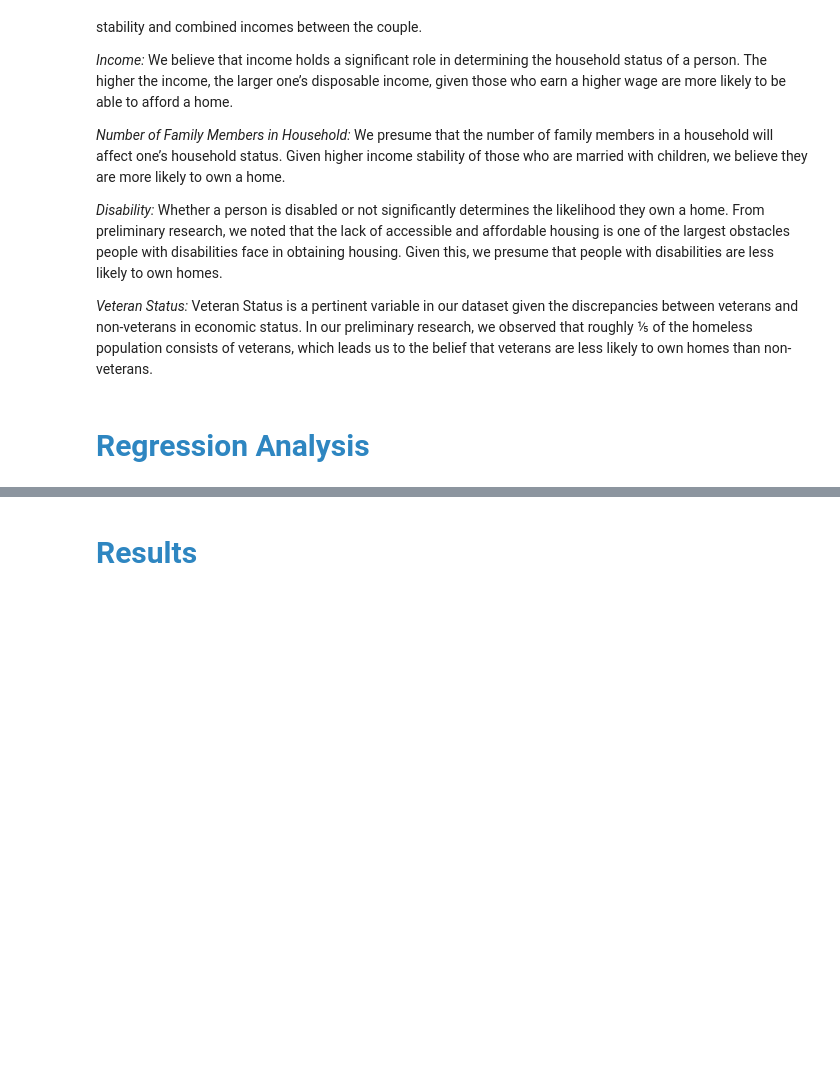
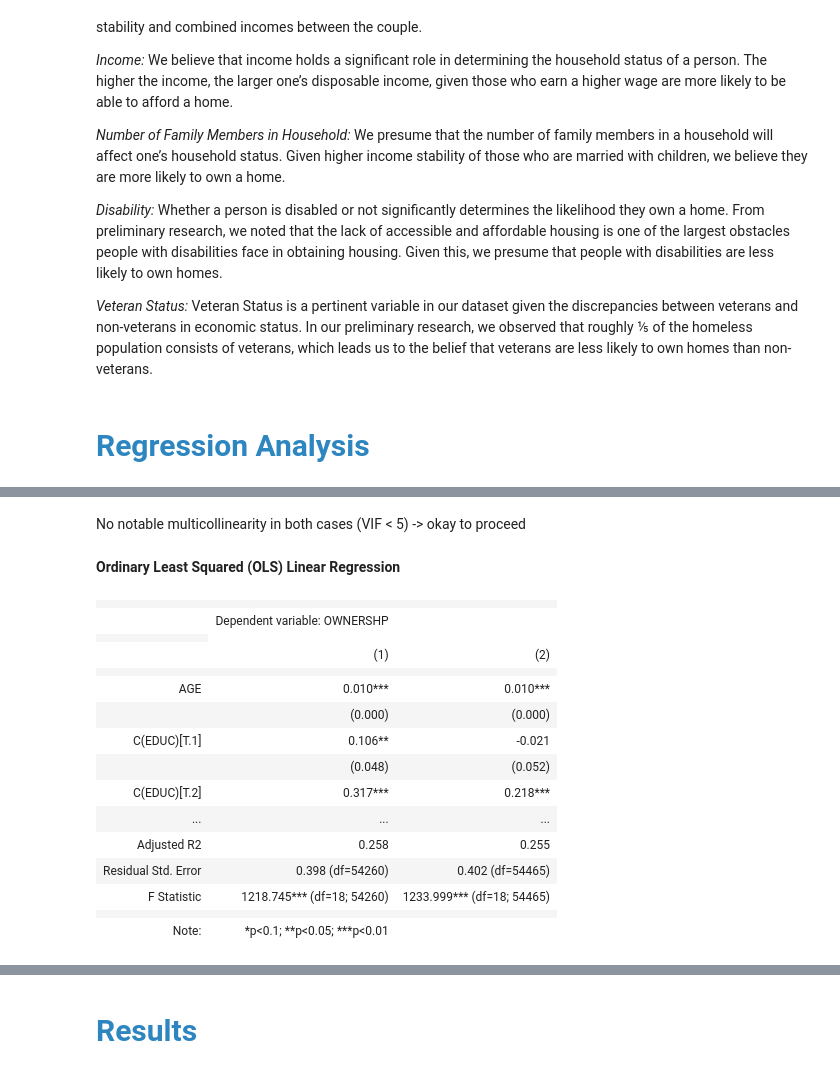
Before and after one commit to jihan-lee01/home-ownership-analysis, a Jupyter notebook: project.ipynb, the cells around one changed output, grey strips where cells are left out. Drawn from its saved outputs; the diff is of its cells as text; code cells hidden in the pictures; blank space fills up the shorter version.

```diff
--- a/project.ipynb
+++ b/project.ipynb
@@ -367,0 +447,34 @@ strong multicollinearity or other numerical problems.
+# %% [markdown]
+No notable multicollinearity in both cases (VIF < 5) -> okay to proceed
+# %% [markdown]
+**Ordinary Least Squared (OLS) Linear Regression**
+# %%
+# These are preliminary
+
+# OLS Models
+m1 = smf.ols(formula="OWNERSHP ~ SEX + C(RACE) + MARST + FAMSIZE + UHRSWORKLY + C(EDUC) + AGE + LOGINCTOT + C(REGION)", data=cps2007)
+m2 = smf.ols(formula="OWNERSHP ~ SEX + C(RACE) + MARST + FAMSIZE + UHRSWORKLY + C(EDUC) + AGE + LOGINCTOT + C(REGION)", data=cps2009)
+
+# Using heteroskedasticity-robust standard errors
+result1 = m1.fit(cov_type='HC3')
+result2 = m2.fit(cov_type='HC3')
+
+ms = Stargazer([result1,result2])
+HTML(ms.render_html())
+# %% [output]
+|  |  |  |
+|  | Dependent variable: OWNERSHP |  |
+|  |
+|  | (1) | (2) |
+|  |  |  |
+| AGE | 0.010*** | 0.010*** |
+|  | (0.000) | (0.000) |
+| C(EDUC)[T.1] | 0.106** | -0.021 |
+|  | (0.048) | (0.052) |
+| C(EDUC)[T.2] | 0.317*** | 0.218*** |
+| ... | ... | ... |
+| Adjusted R2 | 0.258 | 0.255 |
+| Residual Std. Error | 0.398 (df=54260) | 0.402 (df=54465) |
+| F Statistic | 1218.745*** (df=18; 54260) | 1233.999*** (df=18; 54465) |
+|  |  |  |
+| Note: | *p<0.1; **p<0.05; ***p<0.01 |  |
```
Also changed, not shown: parts of 26 cells of this notebook.
